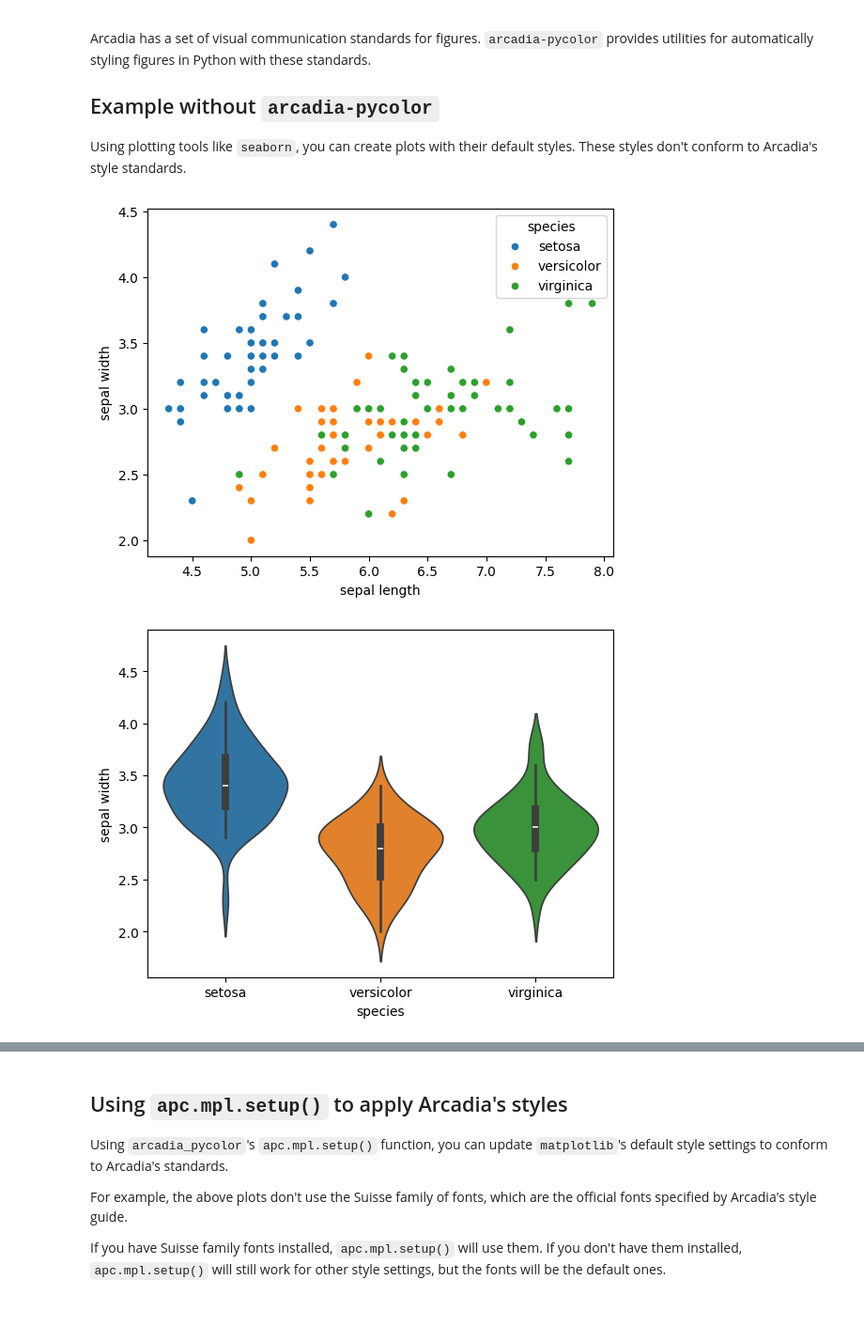
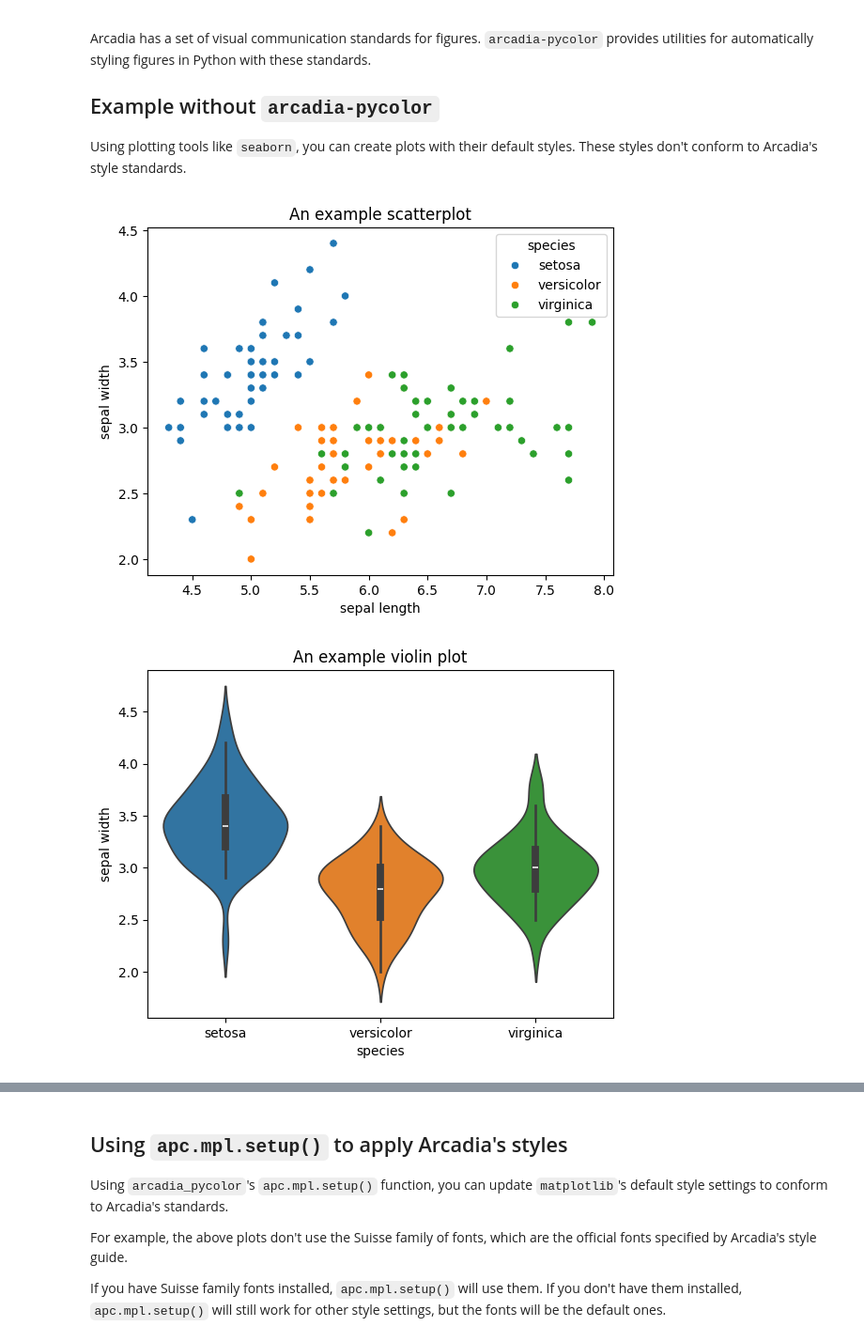
Before and after one commit to Arcadia-Science/arcadia-pycolor, a Jupyter notebook: docs/style_usage.ipynb, the cells around one changed output, grey strips where cells are left out. Shown at 94% size. Saved outputs shown, nothing was run; the diff lists cells and outputs as text; code cells hidden in the pictures; blank space fills up the shorter version.

Commit message:
don't save figures and other minor edits in style usage notebook

```diff
--- a/docs/style_usage.ipynb
+++ b/docs/style_usage.ipynb
@@ -8,30 +17,26 @@ Using plotting tools like `seaborn`, you can create plots with their default sty
 # %%
-import matplotlib.pyplot as plt
-import pandas as pd
-import seaborn as sns
-from sklearn import datasets
-
-# prepare dataset
 iris = datasets.load_iris()
 iris_data = pd.DataFrame(iris.data)
 iris_data.columns = [i.replace(" (cm)", "") for i in iris.feature_names]
 iris_data["species"] = iris.target_names[iris.target]
 iris_data.head(5)
 
-# plot
 x_data = "sepal length"
 y_data = "sepal width"
 c_data = "species"
 
 sns.scatterplot(x=x_data, y=y_data, hue="species", data=iris_data)
+plt.title("An example scatterplot")
 plt.show()
 
 sns.violinplot(x=c_data, y=y_data, data=iris_data, hue=c_data)
+plt.title("An example violin plot")
 plt.show()
 
 glue = sns.load_dataset("glue").pivot(index="Model", columns="Task", values="Score")
 sns.heatmap(glue)
+plt.title("An example heatmap")
 plt.show()
 # %% [output]
-[figure, old version]
+[figure, new version]
-[figure, old version]
+[figure, new version]
```
Also changed, not shown: parts of 12 cells of this notebook, 1 other file.
